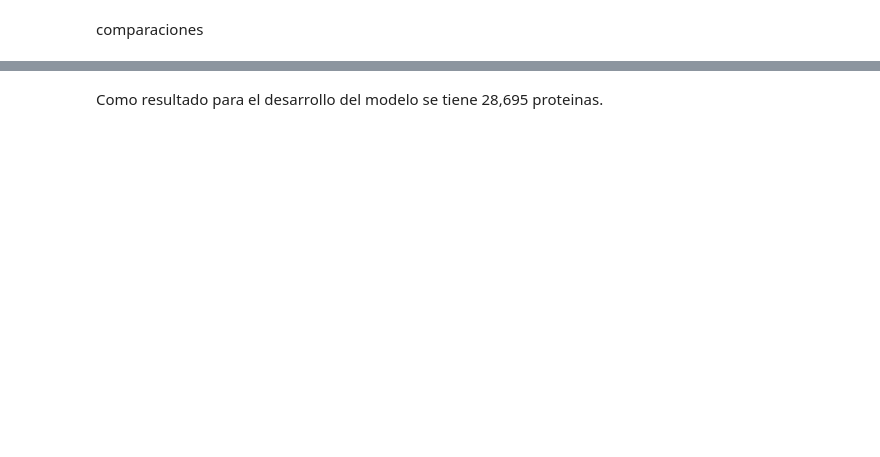
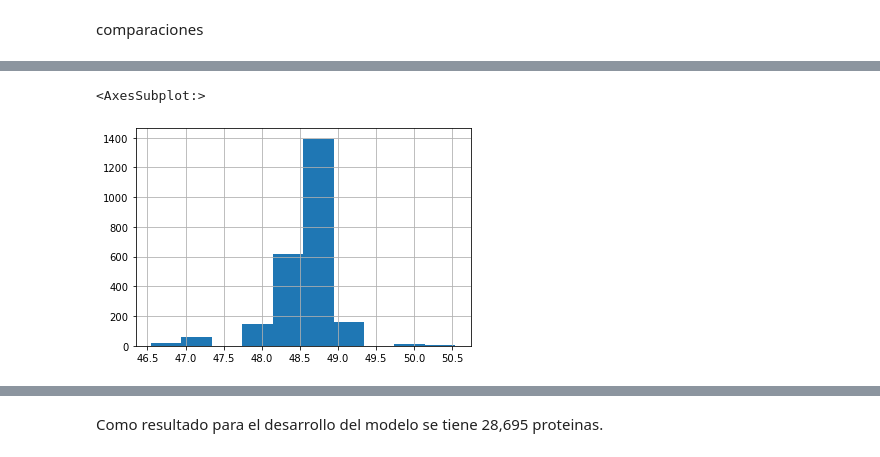
Before and after one commit to Germanchelo13/Novozymes-Enzyme-Stability-Prediction, a Jupyter notebook: prediccion.ipynb, the cells around one changed output, grey strips where cells are left out. Saved outputs shown, nothing was run; the diff lists cells and outputs as text; code cells hidden in the pictures; blank space fills up the shorter version.

```diff
--- a/prediccion.ipynb
+++ b/prediccion.ipynb
@@ -264,0 +260,7 @@ texto_2=pd.Series(texto[4:])
+# %%
+df_test=pd.read_csv("test.csv")
+df_test['protein_length'] = df_test.protein_sequence.apply(lambda x: len(x))
+df_test = count_letter(df_test, "protein_sequence", list_words)
+# X=puentes_hidrogeno(X, "protein_sequence", "N", "H")
+# X=puentes_hidrogeno(X, "protein_sequence", "S", "S")
+df_test['protein_length'] = np.log(df_test['protein_length'])
@@ -264,0 +307,4 @@ texto_2=pd.Series(texto[4:])
+# %%
+modelo_final=smf.ols("tm~T+D+protein_length+P+AL+C+S+Q", data=df_temp).fit()
+y_pred_final=modelo.predict(df_test)
+submit_2=pd.DataFrame({"seq_id":df_test["seq_id"], "tm": y_pred_final })
@@ -264,0 +319,5 @@ texto_2=pd.Series(texto[4:])
+# %%
+submit_2.tm.hist()#.to_csv("submit2.csv",index=False)
+# %% [output]
+<AxesSubplot:>
+[figure, added]
```
Also changed, not shown: parts of 38 cells of this notebook, 3 other files.
